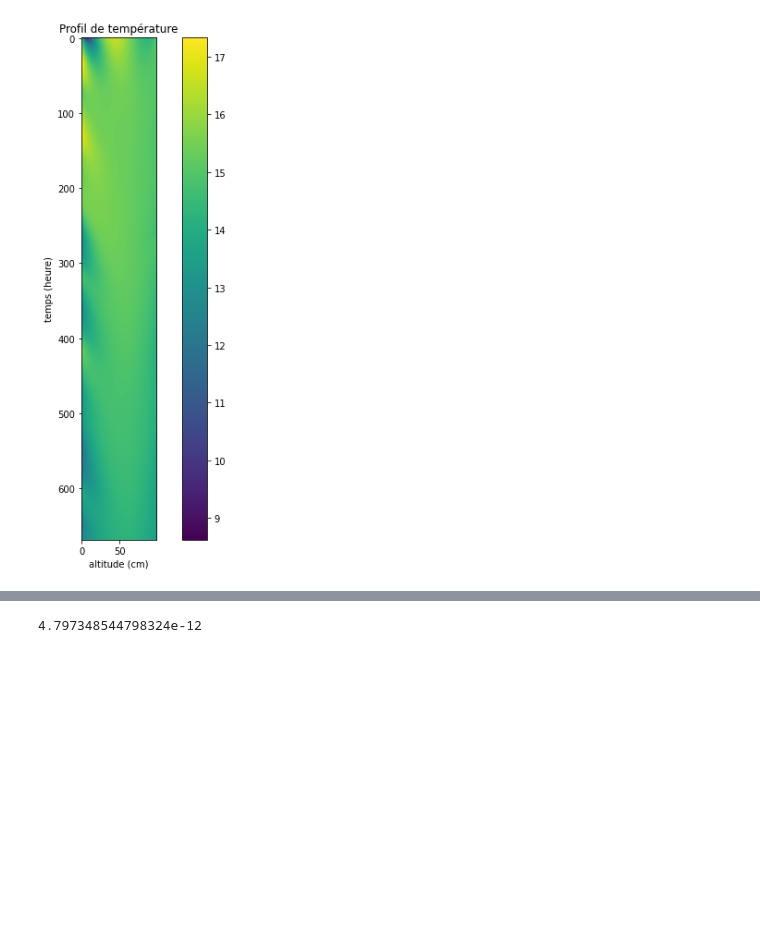
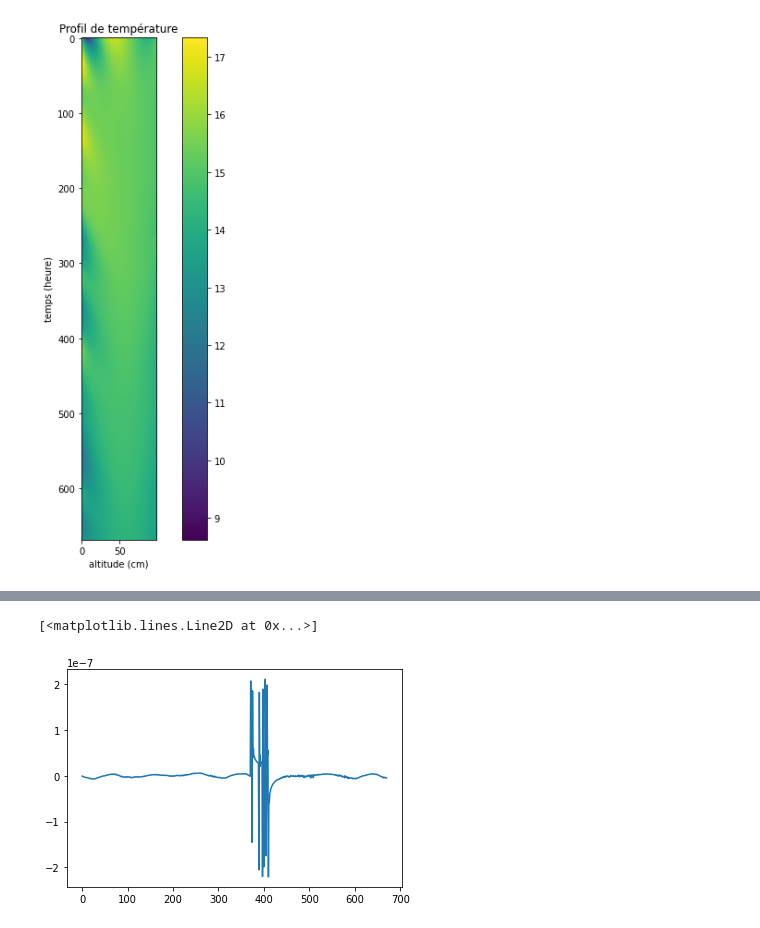
Before and after one commit to BereniceSinopoliPal/Calcul_Molonari_Julien_Berenice, a Jupyter notebook: demo calcul.ipynb, the cells around one changed output, grey strips where cells are left out. Saved outputs shown, nothing was run; the diff lists cells and outputs as text; code cells hidden in the pictures; blank space fills up the shorter version.

```diff
--- a/demo calcul.ipynb
+++ b/demo calcul.ipynb
@@ -236,5 +237,6 @@ plt.show()
 # %%
 res_deb = column.debit
-res_deb[5]
+plt.plot(res_deb)
 # %% [output]
-4.797348544798324e-12
+[<matplotlib.lines.Line2D at 0x...>]
+[figure, added]
```
Also changed, not shown: parts of 7 cells of this notebook.
